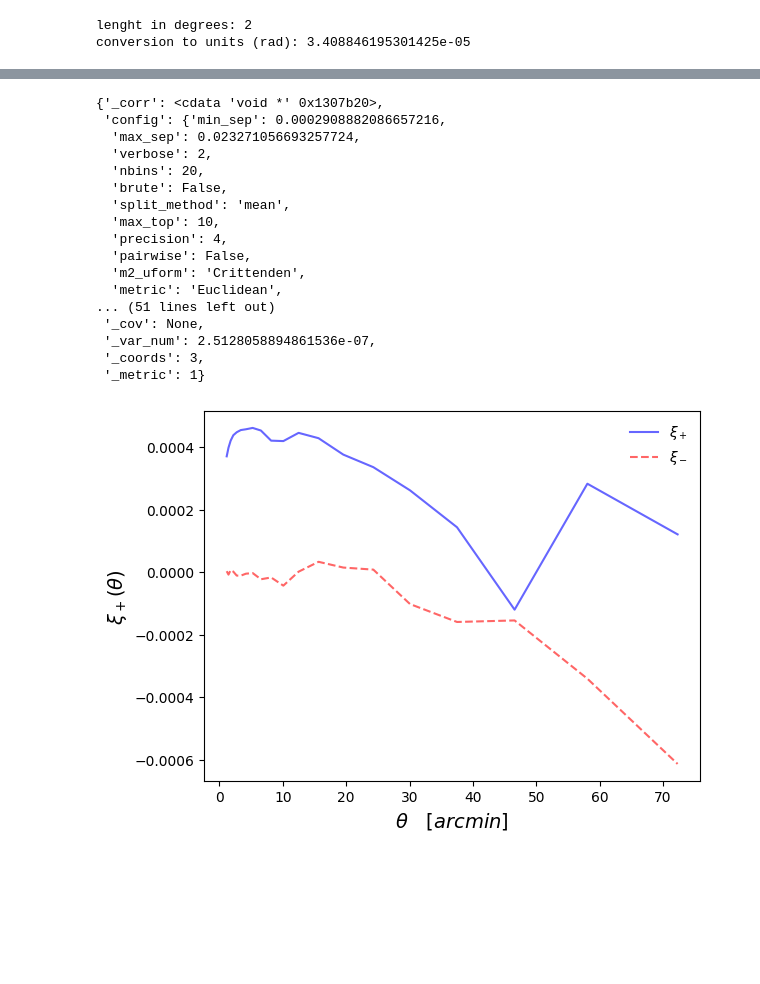
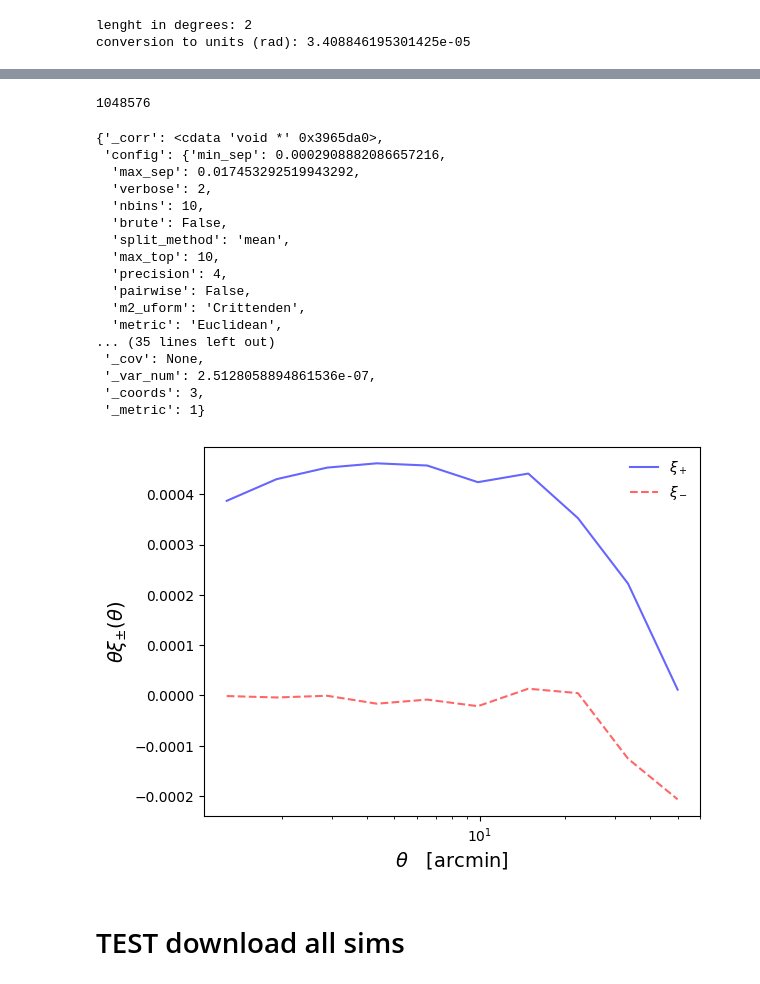
Before and after one commit to alejandroaviles/WL_MACSS-2023, a Jupyter notebook: test3.ipynb, the cells around one changed output, grey strips where cells are left out. Drawn from its saved outputs; the diff is of its cells as text; code cells hidden in the pictures; blank space fills up the shorter version.

```diff
--- a/test3.ipynb
+++ b/test3.ipynb
@@ -88,8 +87,9 @@ lenght in degrees: 2
 conversion to units (rad): 3.408846195301425e-05
 # %%
 minArcmin=1.
-maxArcmin=80.
+maxArcmin=60.
 minRad=minArcmin*np.pi/60/180
 maxRad=maxArcmin*np.pi/60/180
 print("minRad={:.5}, maxRad={:.5}".format(minRad,maxRad))
+nbins=10
 # %% [output]
@@ -97,7 +97,7 @@ minRad=0.00029089, maxRad=0.023271
 # %%
 cat=treecorr.Catalog(ra=nRac,dec=nDec,g1=listgamma1,g2=listgamma2,ra_units="rad",dec_units="rad")
 # %%
-GG=treecorr.GGCorrelation(min_sep=minRad,max_sep=maxRad,verbose=2,nbins=20)
+GG=treecorr.GGCorrelation(min_sep=minRad,max_sep=maxRad,verbose=2,nbins=nbins)
 #t1=time.perf_counter()
 GG.process(cat)
 #times[nSample]=round(time.perf_counter()-t1,ndigits=4)
@@ -117,14 +117,17 @@ varg = 0.000354: sig_sn (per component) = 0.018827
 INFO:treecorr:varg = 0.000354: sig_sn (per component) = 0.018827
 # %%
 nSample=len(nDec)
+nSample
+# %% [output]
+1048576
 # %%
 GG.__dict__
 # %% [output]
-{'_corr': <cdata 'void *' 0x1307b20>,
+{'_corr': <cdata 'void *' 0x3965da0>,
  'config': {'min_sep': 0.0002908882086657216,
-  'max_sep': 0.023271056693257724,
+  'max_sep': 0.017453292519943292,
   'verbose': 2,
-  'nbins': 20,
+  'nbins': 10,
   'brute': False,
   'split_method': 'mean',
   'max_top': 10,
@@ -132,7 +135,7 @@ GG.__dict__
   'pairwise': False,
   'm2_uform': 'Crittenden',
   'metric': 'Euclidean',
-... (51 lines left out)
+... (35 lines left out)
  '_cov': None,
  '_var_num': 2.5128058894861536e-07,
  '_coords': 3,
@@ -149,17 +152,20 @@ for ii in range(len(GG.xip)):
 # %%
 thtArr=np.array(GG.meanr)/np.pi*180*60#*tounit
 #plt.figure(figsize=(10,8))
 fig = plt.figure();
 ax1 = fig.add_subplot(1, 1, 1)
 #ax1.axis('equal')
 #ax1.set_xscale('log')
+ax1.set_xscale('log')
 ax1.plot(thtArr,thtArr*GG.xip,linestyle="-",c="b",alpha=.6,label="$\\xi_+$")
 ax1.plot(thtArr,thtArr*GG.xim,linestyle="--",c="r",alpha=.6,label="$\\xi_-$")
 ax1.legend(frameon=False)
-ax1.set_ylabel(r"$ \xi_+(\theta) $", fontsize=14)
-ax1.set_xlabel(r"$\theta  \quad [arcmin]$", fontsize=14)
+ax1.set_ylabel(r"$ \theta \xi_{\pm}(\theta) $", fontsize=14)
+ax1.set_xlabel(r"$\theta  \quad $[arcmin]", fontsize=14)
 #plt.title(prefix+"   points="+str(nSample))
 
 plt.show()
 # %% [output]
-[figure, old version]
+[figure, new version]
+# %% [markdown]
+# TEST download all sims
```
Also changed, not shown: parts of 4 cells of this notebook.
